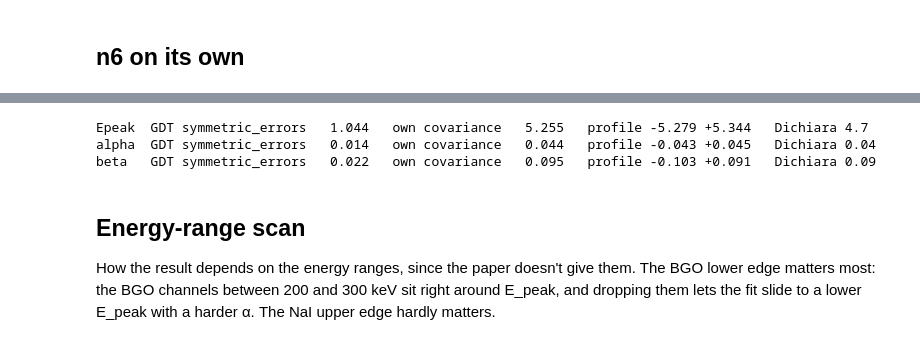
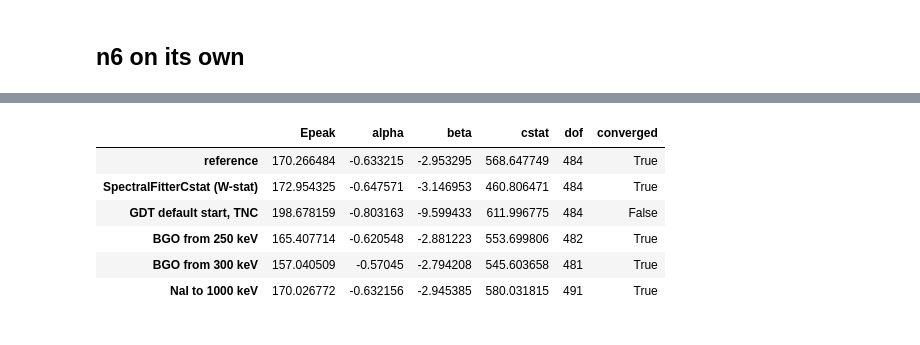
Before and after one commit to idbl2004/mphys-project, a Jupyter notebook: ignacio/09_precursor_band_fit.ipynb, the cells around one changed output, grey strips where cells are left out. Cells and saved outputs as stored; diff of their text form; code cells hidden in the pictures.

```diff
--- a/ignacio/09_precursor_band_fit.ipynb
+++ b/ignacio/09_precursor_band_fit.ipynb
@@ -200,15 +107,25 @@ reference (this notebook)                            Epeak  170.3  alpha -0.633
-# %%
-gdt_sym = fit_all.symmetric_errors
-for i, name in [(1, "Epeak"), (2, "alpha"), (3, "beta")]:
-    print(f"{name:6s} GDT symmetric_errors {gdt_sym[i]:7.3f}   own covariance {cov_all[i]:7.3f}   "
-          f"profile -{prof_all[i][0]:.3f} +{prof_all[i][1]:.3f}   Dichiara {DICHIARA[name][1]}")
-# %% [output]
-Epeak  GDT symmetric_errors   1.044   own covariance   5.255   profile -5.279 +5.344   Dichiara 4.7
-alpha  GDT symmetric_errors   0.014   own covariance   0.044   profile -0.043 +0.045   Dichiara 0.04
-beta   GDT symmetric_errors   0.022   own covariance   0.095   profile -0.103 +0.091   Dichiara 0.09
-# %% [markdown]
-## Energy-range scan
-
-How the result depends on the energy ranges, since the paper doesn't give them. The BGO lower edge
-matters most: the BGO channels between 200 and 300 keV sit right around E_peak, and dropping them lets
-the fit slide to a lower E_peak with a harder α. The NaI upper edge hardly matters.
+# %%
+def variant(**kw):
+    starts = kw.pop("starts", STARTS)
+    m = masks_for(*kw.pop("ranges")) if "ranges" in kw else masks
+    f = fit_model(phas, baks, rsps, m, Band(), starts, **kw)
+    return dict(zip(["Epeak", "alpha", "beta"], f.parameters[1:4])) | {"cstat": cstat(f), "dof": f.dof,
+                                                                      "converged": f.success}
+
+variants = {
+    "reference": variant(),
+    "SpectralFitterCstat (W-stat)": variant(statistic=SpectralFitterCstat),
+    "GDT default start, TNC": variant(starts=[Band().default_values], method="TNC"),
+    "BGO from 250 keV": variant(ranges=(FIT_RANGE_NAI, (250.0, 40000.0))),
+    "BGO from 300 keV": variant(ranges=(FIT_RANGE_NAI, (300.0, 40000.0))),
+    "NaI to 1000 keV": variant(ranges=((8.0, 1000.0), FIT_RANGE_BGO)),
+}
+pd.DataFrame(variants).T.round(3)
+# %% [output]
+|  | Epeak | alpha | beta | cstat | dof | converged |
+| reference | 170.266484 | -0.633215 | -2.953295 | 568.647749 | 484 | True |
+| SpectralFitterCstat (W-stat) | 172.954325 | -0.647571 | -3.146953 | 460.806471 | 484 | True |
+| GDT default start, TNC | 198.678159 | -0.803163 | -9.599433 | 611.996775 | 484 | False |
+| BGO from 250 keV | 165.407714 | -0.620548 | -2.881223 | 553.699806 | 482 | True |
+| BGO from 300 keV | 157.040509 | -0.57045 | -2.794208 | 545.603658 | 481 | True |
+| NaI to 1000 keV | 170.026772 | -0.632156 | -2.945385 | 580.031815 | 491 | True |
```
Also changed, not shown: parts of 21 cells of this notebook, 33 other files.
